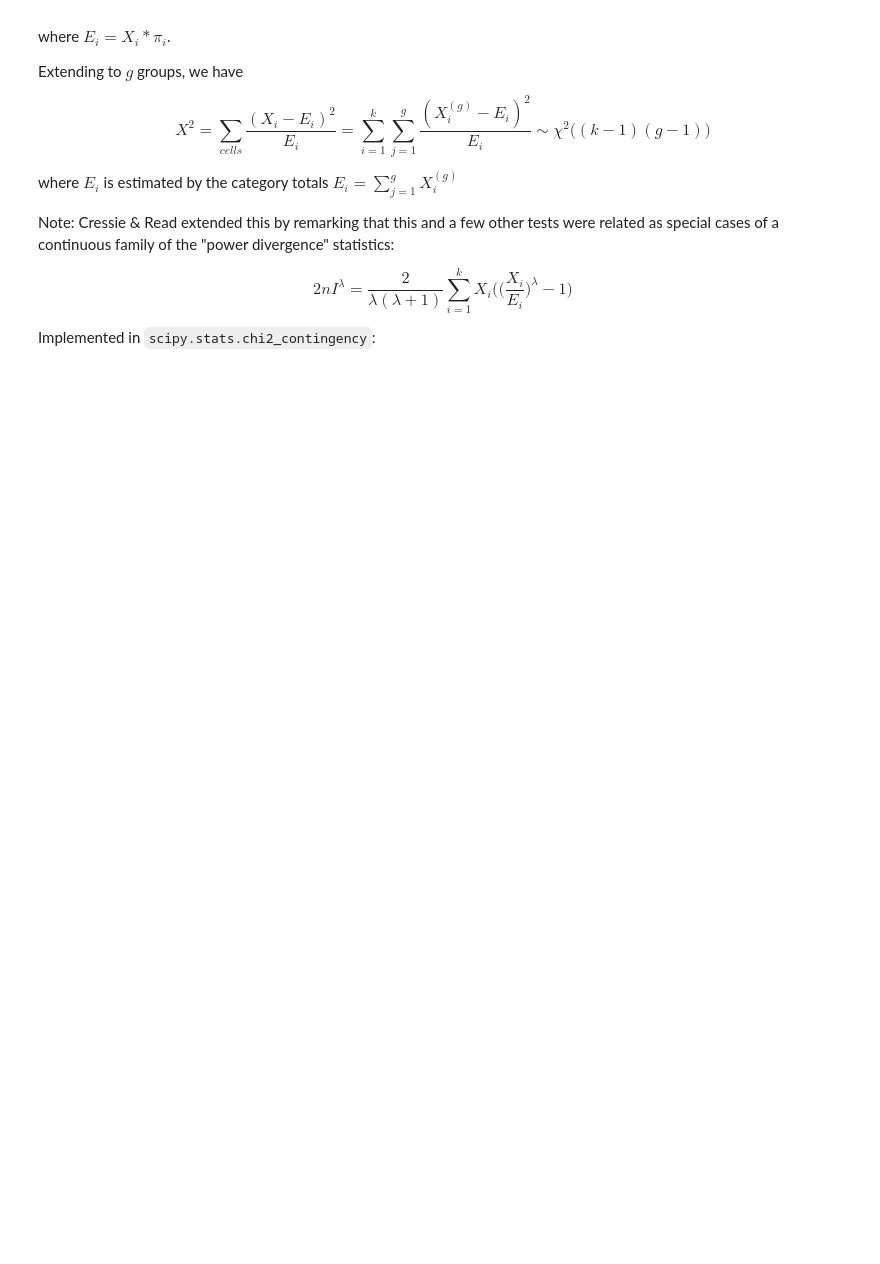
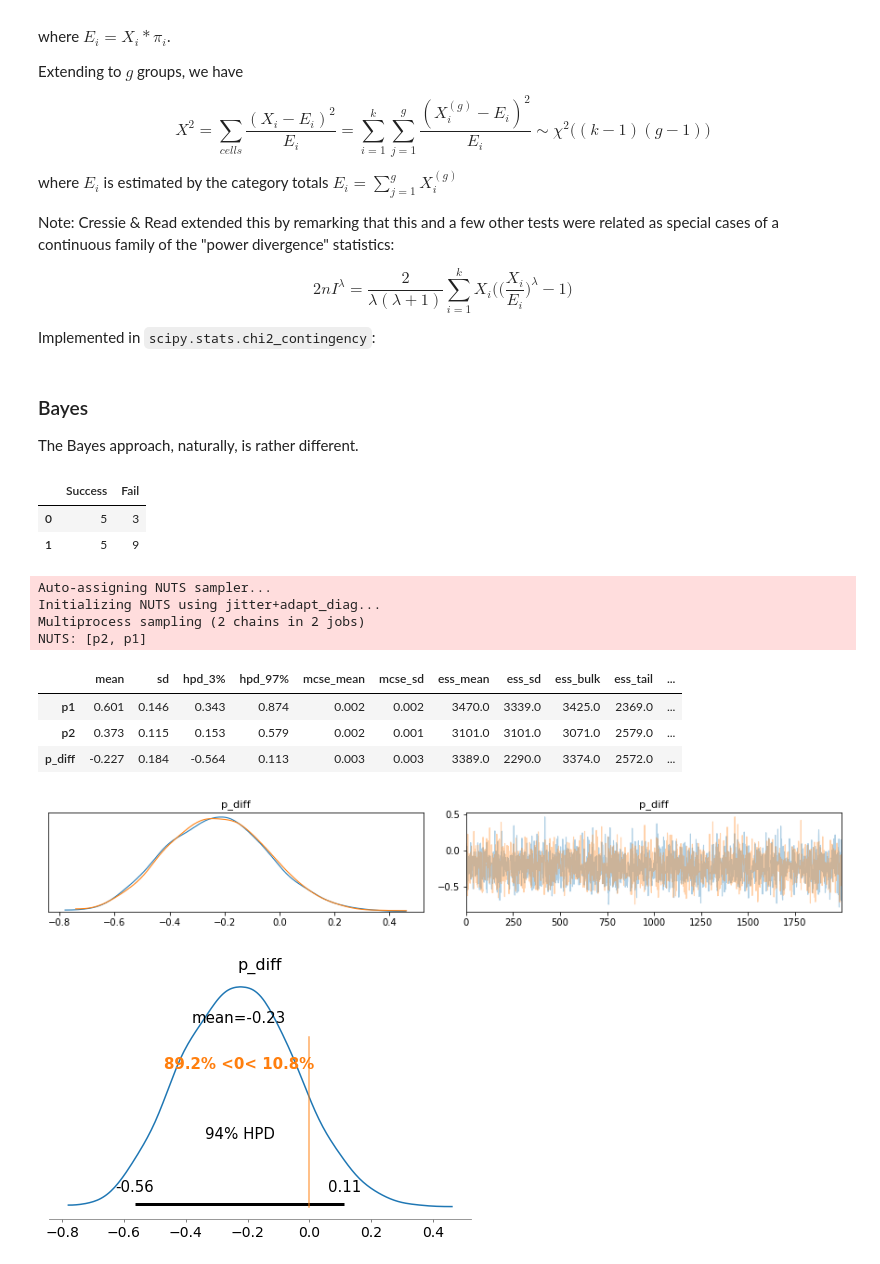
Before and after one commit to mgh35/lab-how_to_ab_test, a Jupyter notebook: notebooks/How to AB Test.ipynb, the cells around one changed output. Drawn from its saved outputs; the diff is of its cells as text; code cells hidden in the pictures; blank space fills up the shorter version.

Commit message:
Starting Bayes example

```diff
--- a/notebooks/How to AB Test.ipynb
+++ b/notebooks/How to AB Test.ipynb
@@ -217,6 +218,50 @@ for table in sample_data.random_contingency_tables_2x2(n, is_equal_p=True):
         assert abs(pvalue-pvalue_)<1e-8
 # print((n_valid, n))
 assert n_valid > n/2
+# %% [markdown]
+### Bayes
+
+The Bayes approach, naturally, is rather different.
+# %%
+table = sample_data.random_contingency_table_2x2()
+table
+# %% [output]
+|  | Success | Fail |
+| 0 | 5 | 3 |
+| 1 | 5 | 9 |
+# %%
+def bayes_2x2_contingency(table):
+    n1, n2 = table.values.sum(axis=1)
+    s1, s2 = table.iloc[:, 0]
+
+    with pm.Model() as model:
+        p1 = pm.Beta('p1', alpha=1, beta=1)
+        p2 = pm.Beta('p2', alpha=1, beta=1)
+        pm.Binomial('s1', n=n1, p=p1, observed=s1)
+        pm.Binomial('s2', n=n2, p=p2, observed=s2)
+
+        p_diff = pm.Deterministic('p_diff', p2-p1)
+
+        trace=pm.sample(2000, tune=2000)
+
+    return trace
+
+
+trace = bayes_2x2_contingency(table)
+pm.traceplot(trace, var_names=['p_diff'])
+pm.plot_posterior(trace, var_names=['p_diff'], ref_val=0.0)
+pm.summary(trace)
+# %% [output]
+Auto-assigning NUTS sampler...
+Initializing NUTS using jitter+adapt_diag...
+Multiprocess sampling (2 chains in 2 jobs)
+NUTS: [p2, p1]
+|  | mean | sd | hpd_3% | hpd_97% | mcse_mean | mcse_sd | ess_mean | ess_sd | ess_bulk | ess_tail | ... |
+| p1 | 0.601 | 0.146 | 0.343 | 0.874 | 0.002 | 0.002 | 3470.0 | 3339.0 | 3425.0 | 2369.0 | ... |
+| p2 | 0.373 | 0.115 | 0.153 | 0.579 | 0.002 | 0.001 | 3101.0 | 3101.0 | 3071.0 | 2579.0 | ... |
+| p_diff | -0.227 | 0.184 | -0.564 | 0.113 | 0.003 | 0.003 | 3389.0 | 2290.0 | 3374.0 | 2572.0 | ... |
+[figure, added]
+[figure, added]
 # %% [markdown]
 # References
 
```
Also changed, not shown: parts of 2 cells of this notebook.
